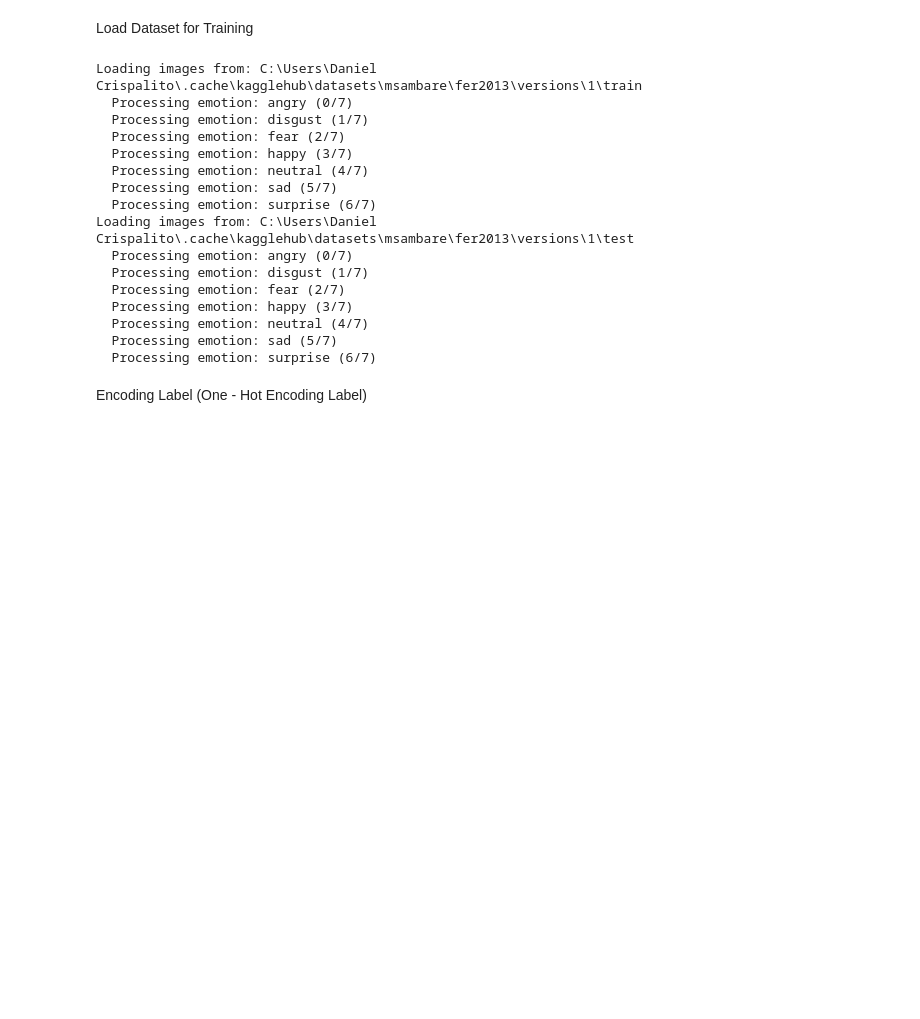
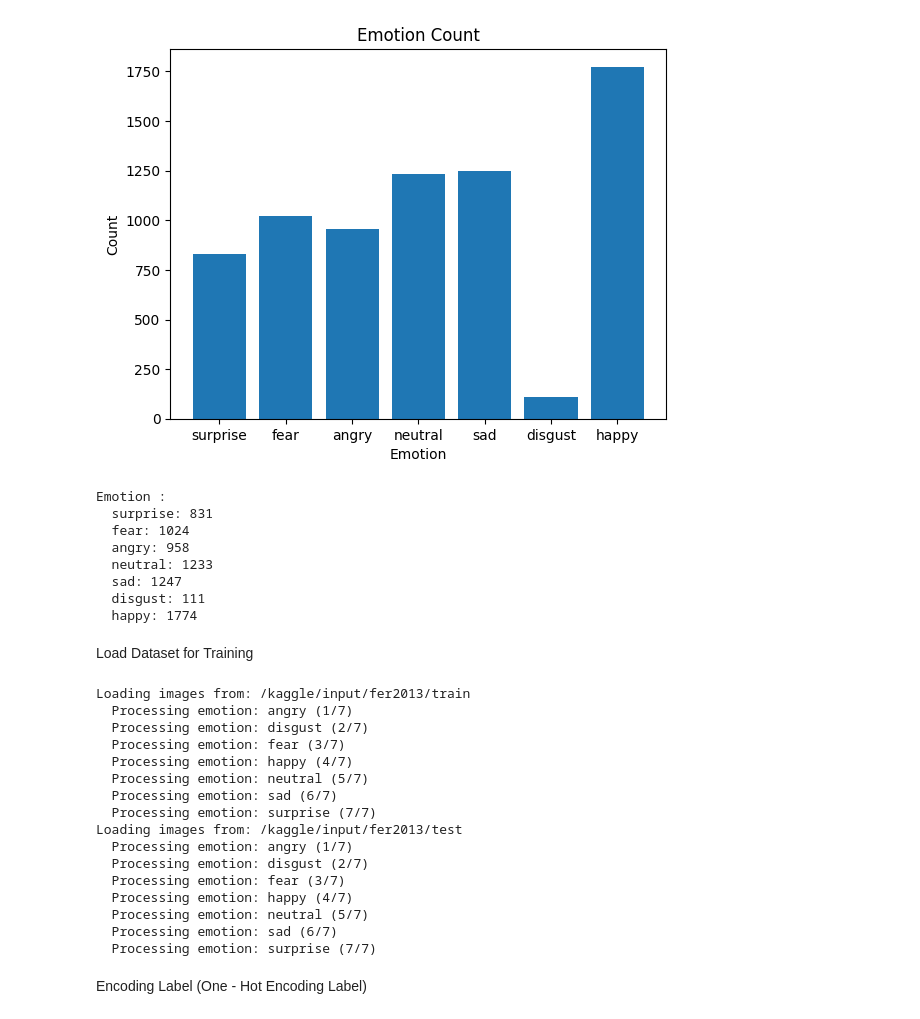
Before and after one commit to DanielCrispalito/face_emotion_recog_apps, a Jupyter notebook: face_emotion_recognition(2).ipynb, the cells around one changed output. Cells and saved outputs as stored; diff of their text form; code cells hidden in the pictures; blank space fills up the shorter version.

```diff
--- a/face_emotion_recognition(2).ipynb
+++ b/face_emotion_recognition(2).ipynb
@@ -74,3 +74,31 @@ Emotion :
+# %%
+
+import matplotlib.pyplot as plt
+
+emotion_count = {}
+for emotion in os.listdir(test_dir):
+    emotion_path = os.path.join(test_dir, emotion)
+    emotion_count[emotion] = len(os.listdir(emotion_path))
+
+plt.bar(emotion_count.keys(), emotion_count.values())
+plt.xlabel("Emotion")
+plt.ylabel("Count")
+plt.title("Emotion Count")
+plt.show()
+
+print("Emotion : ")
+for emotion in os.listdir(test_dir):
+    print(f"  {emotion}: {len(os.listdir(os.path.join(test_dir, emotion)))}")
+# %% [output]
+[figure, added]
+Emotion :
+  surprise: 831
+  fear: 1024
+  angry: 958
+  neutral: 1233
+  sad: 1247
+  disgust: 111
+  happy: 1774
 # %%
 IMG_WIDTH = 48
 IMG_HEIGHT = 48
@@ -102,22 +130,22 @@ Load Dataset for Training
 X_all_train_raw, y_all_train_raw = load_dataset(train_dir)
 X_test_raw, y_test_raw = load_dataset(test_dir)
 # %% [output]
-Loading images from: C:\Users\Daniel Crispalito\.cache\kagglehub\datasets\msambare\fer2013\versions\1\train
-  Processing emotion: angry (0/7)
-  Processing emotion: disgust (1/7)
-  Processing emotion: fear (2/7)
-  Processing emotion: happy (3/7)
-  Processing emotion: neutral (4/7)
-  Processing emotion: sad (5/7)
-  Processing emotion: surprise (6/7)
-Loading images from: C:\Users\Daniel Crispalito\.cache\kagglehub\datasets\msambare\fer2013\versions\1\test
-  Processing emotion: angry (0/7)
-  Processing emotion: disgust (1/7)
-  Processing emotion: fear (2/7)
-  Processing emotion: happy (3/7)
-  Processing emotion: neutral (4/7)
-  Processing emotion: sad (5/7)
-  Processing emotion: surprise (6/7)
+Loading images from: /kaggle/input/fer2013/train
+  Processing emotion: angry (1/7)
+  Processing emotion: disgust (2/7)
+  Processing emotion: fear (3/7)
+  Processing emotion: happy (4/7)
+  Processing emotion: neutral (5/7)
+  Processing emotion: sad (6/7)
+  Processing emotion: surprise (7/7)
+Loading images from: /kaggle/input/fer2013/test
+  Processing emotion: angry (1/7)
+  Processing emotion: disgust (2/7)
+  Processing emotion: fear (3/7)
+  Processing emotion: happy (4/7)
+  Processing emotion: neutral (5/7)
+  Processing emotion: sad (6/7)
+  Processing emotion: surprise (7/7)
 # %% [markdown]
 Encoding Label (One - Hot Encoding Label)
 # %%
```
Also changed, not shown: parts of 11 cells of this notebook.
